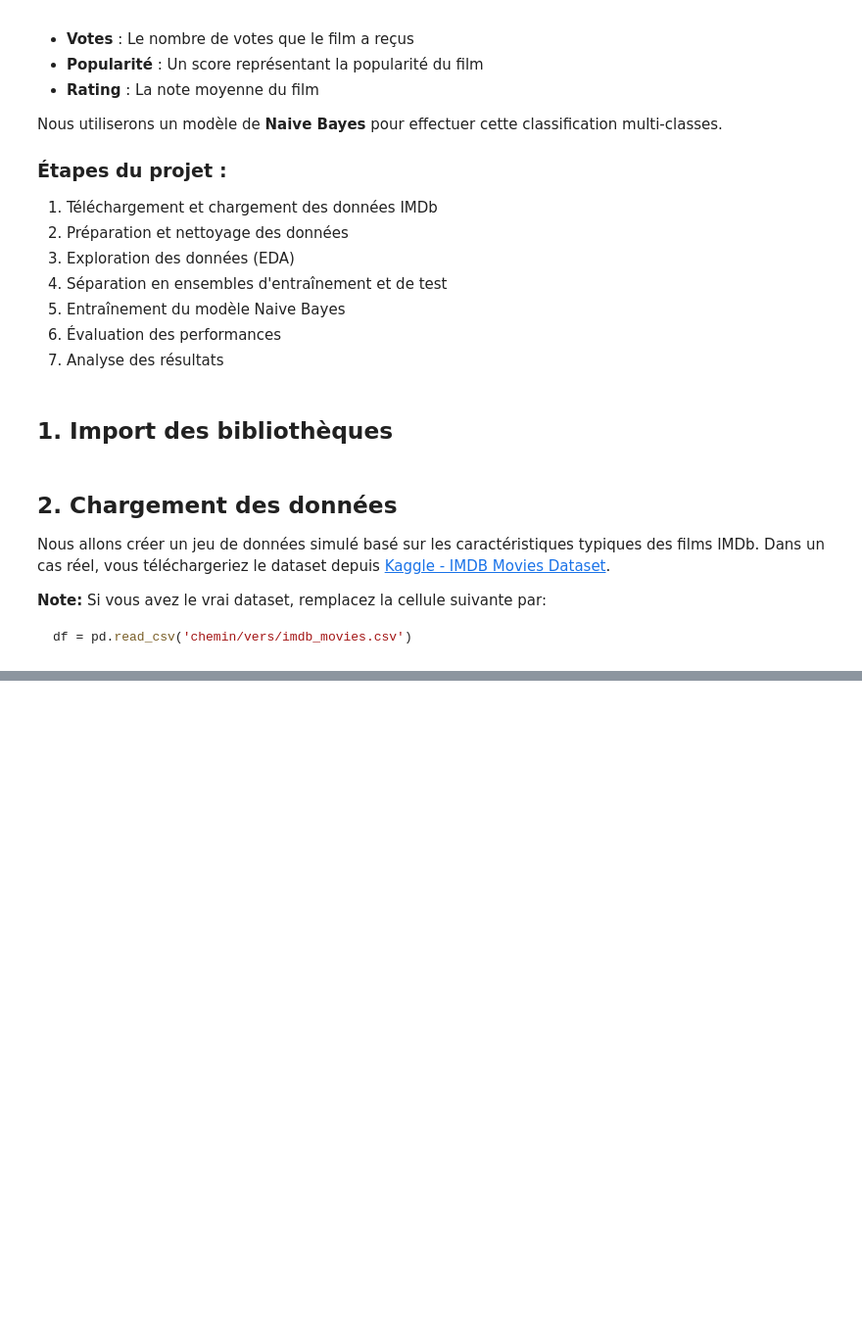
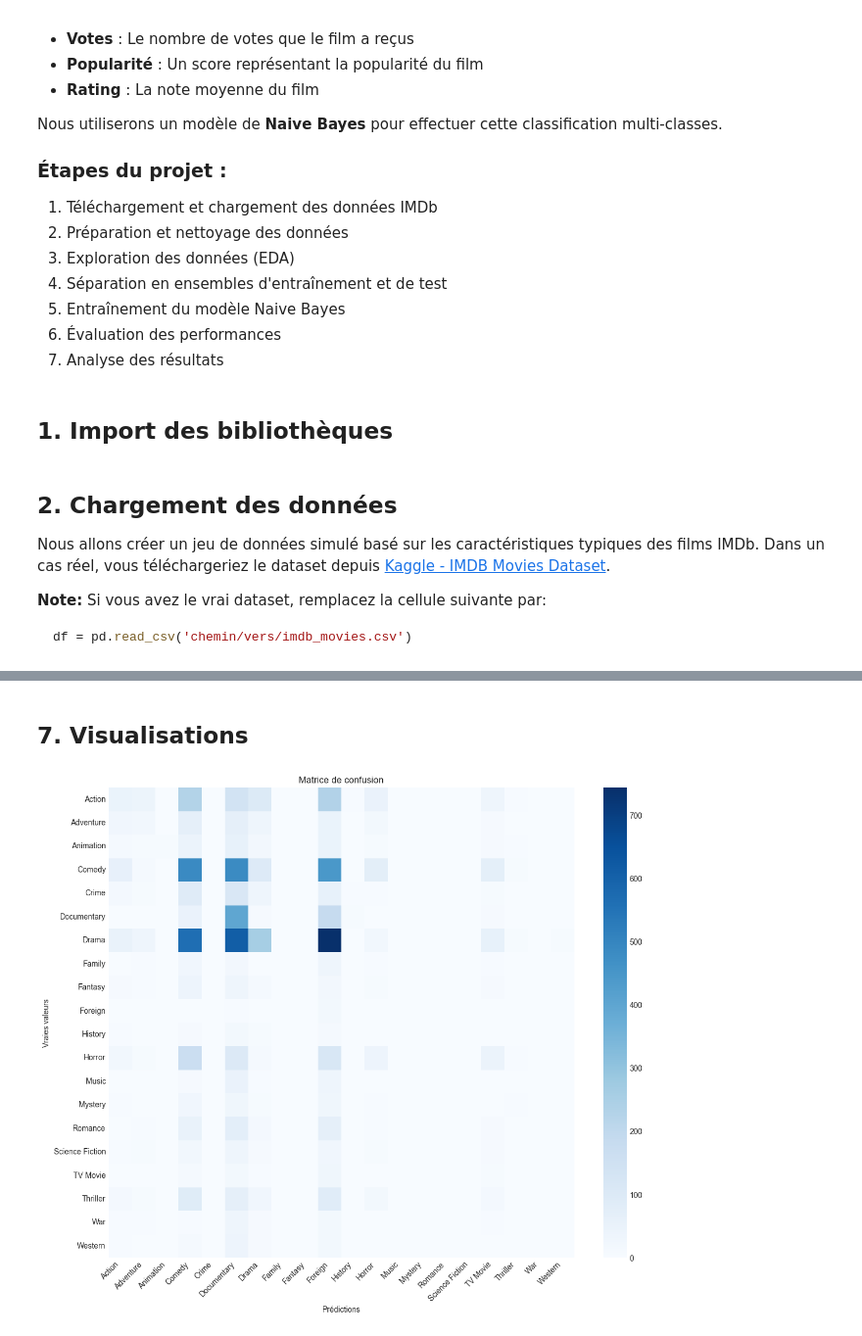
Before and after one commit to Rqbln/apprentissage-estimation-bayesienne-TP, a Jupyter notebook: Projet_Prediction_Genre_Films_NaiveBayes.ipynb, the cells around one changed output, grey strips where cells are left out. Shown at 98% size. Drawn from its saved outputs; the diff is of its cells as text; code cells hidden in the pictures; blank space fills up the shorter version.

```diff
--- a/Projet_Prediction_Genre_Films_NaiveBayes.ipynb
+++ b/Projet_Prediction_Genre_Films_NaiveBayes.ipynb
@@ -1218,0 +373,17 @@ Film blockbuster d'action
+# %%
+# Définir les features (X) et la cible (y)
+feature_cols = ['vote_count', 'vote_average', 'popularity', 'runtime', 'year',
+                'month_encoded', 'season_encoded', 'day_encoded', 'homepage_encoded', 'language_encoded']
+
+X = df_encoded[feature_cols].values
+y = df_encoded['genre_encoded'].values
+
+print(f"X shape: {X.shape}")
+print(f"y shape: {y.shape}")
+
+# Normalisation des features
+scaler = StandardScaler()
+X_scaled = scaler.fit_transform(X)
+
+print(f"\nFeatures normalisées:")
+print(f"  Moyenne: {X_scaled.mean(axis=0)}")
@@ -1218,0 +425,12 @@ Film blockbuster d'action
+# %%
+from sklearn.naive_bayes import GaussianNB
+
+# Entraînement
+model = GaussianNB()
+model.fit(X_train, y_train)
+
+# Prédictions
+y_pred = model.predict(X_test)
+
+print(f"Entraînement terminé sur {len(X_train)} films")
+print(f"Prédictions générées sur {len(X_test)} films")
@@ -1218,0 +485,17 @@ Film blockbuster d'action
+# %% [markdown]
+## 7. Visualisations
+# %%
+# Heatmap matrice de confusion
+plt.figure(figsize=(12, 10))
+sns.heatmap(cm, annot=False, cmap='Blues',
+            xticklabels=le_genre.classes_,
+            yticklabels=le_genre.classes_)
+plt.xlabel('Prédictions')
+plt.ylabel('Vraies valeurs')
+plt.title('Matrice de confusion')
+plt.xticks(rotation=45, ha='right')
+plt.yticks(rotation=0)
+plt.tight_layout()
+plt.show()
+# %% [output]
+[figure, added]
```
Also changed, not shown: parts of 59 cells of this notebook.
